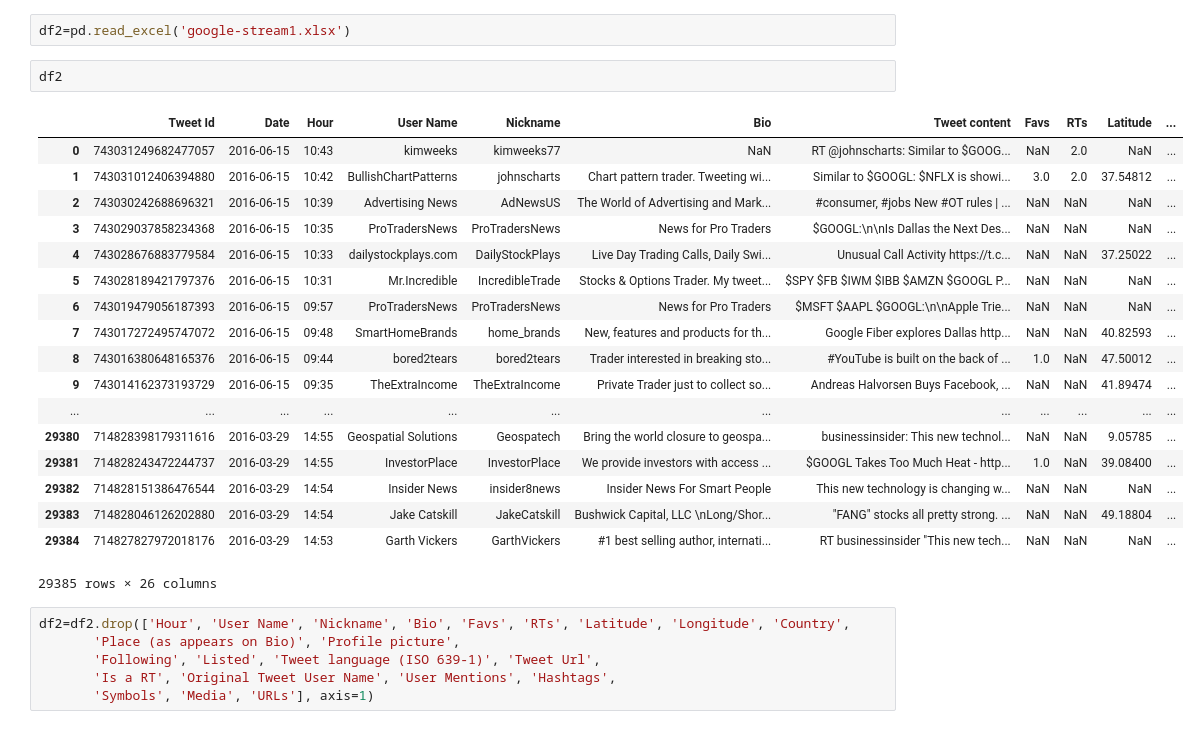
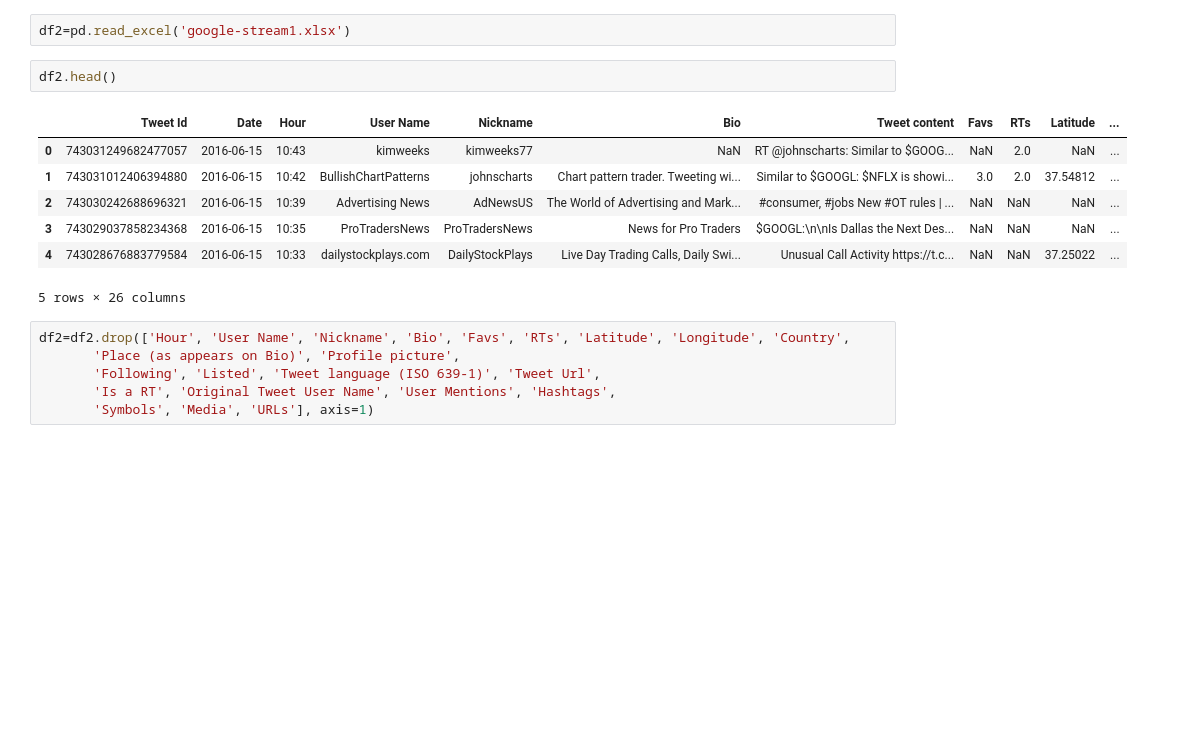
Before and after one commit to an2875/Tools-for-analytics-project, a Jupyter notebook: Project code-data tables and preprocessing.ipynb, the cells around one changed output. Drawn from its saved outputs; the diff is of its cells as text; blank space fills up the shorter version.

```diff
--- a/Project code-data tables and preprocessing.ipynb
+++ b/Project code-data tables and preprocessing.ipynb
@@ -232,26 +245,15 @@ df1.head()
 # %%
 df2=pd.read_excel('google-stream1.xlsx')
 # %%
-df2
+df2.head()
 # %% [output]
 |  | Tweet Id | Date | Hour | User Name | Nickname | Bio | Tweet content | Favs | RTs | Latitude | ... |
 | 0 | 743031249682477057 | 2016-06-15 | 10:43 | kimweeks | kimweeks77 | NaN | RT @johnscharts: Similar to $GOOG... | NaN | 2.0 | NaN | ... |
 | 1 | 743031012406394880 | 2016-06-15 | 10:42 | BullishChartPatterns | johnscharts | Chart pattern trader. Tweeting wi... | Similar to $GOOGL: $NFLX is showi... | 3.0 | 2.0 | 37.54812 | ... |
 | 2 | 743030242688696321 | 2016-06-15 | 10:39 | Advertising News | AdNewsUS | The World of Advertising and Mark... | #consumer, #jobs New #OT rules | ... | NaN | NaN | NaN | ... |
 | 3 | 743029037858234368 | 2016-06-15 | 10:35 | ProTradersNews | ProTradersNews | News for Pro Traders | $GOOGL:\n\nIs Dallas the Next Des... | NaN | NaN | NaN | ... |
 | 4 | 743028676883779584 | 2016-06-15 | 10:33 | dailystockplays.com | DailyStockPlays | Live Day Trading Calls, Daily Swi... | Unusual Call Activity https://t.c... | NaN | NaN | 37.25022 | ... |
-| 5 | 743028189421797376 | 2016-06-15 | 10:31 | Mr.Incredible | IncredibleTrade | Stocks & Options Trader. My tweet... | $SPY $FB $IWM $IBB $AMZN $GOOGL P... | NaN | NaN | NaN | ... |
-| 6 | 743019479056187393 | 2016-06-15 | 09:57 | ProTradersNews | ProTradersNews | News for Pro Traders | $MSFT $AAPL $GOOGL:\n\nApple Trie... | NaN | NaN | NaN | ... |
-| 7 | 743017272495747072 | 2016-06-15 | 09:48 | SmartHomeBrands | home_brands | New, features and products for th... | Google Fiber explores Dallas http... | NaN | NaN | 40.82593 | ... |
-| 8 | 743016380648165376 | 2016-06-15 | 09:44 | bored2tears | bored2tears | Trader interested in breaking sto... | #YouTube is built on the back of ... | 1.0 | NaN | 47.50012 | ... |
-| 9 | 743014162373193729 | 2016-06-15 | 09:35 | TheExtraIncome | TheExtraIncome | Private Trader just to collect so... | Andreas Halvorsen Buys Facebook, ... | NaN | NaN | 41.89474 | ... |
-| ... | ... | ... | ... | ... | ... | ... | ... | ... | ... | ... | ... |
-| 29380 | 714828398179311616 | 2016-03-29 | 14:55 | Geospatial Solutions | Geospatech | Bring the world closure to geospa... | businessinsider: This new technol... | NaN | NaN | 9.05785 | ... |
-| 29381 | 714828243472244737 | 2016-03-29 | 14:55 | InvestorPlace | InvestorPlace | We provide investors with access ... | $GOOGL Takes Too Much Heat - http... | 1.0 | NaN | 39.08400 | ... |
-| 29382 | 714828151386476544 | 2016-03-29 | 14:54 | Insider News | insider8news | Insider News For Smart People | This new technology is changing w... | NaN | NaN | NaN | ... |
-| 29383 | 714828046126202880 | 2016-03-29 | 14:54 | Jake Catskill | JakeCatskill | Bushwick Capital, LLC \nLong/Shor... | "FANG" stocks all pretty strong. ... | NaN | NaN | 49.18804 | ... |
-| 29384 | 714827827972018176 | 2016-03-29 | 14:53 | Garth Vickers | GarthVickers | #1 best selling author, internati... | RT businessinsider "This new tech... | NaN | NaN | NaN | ... |
-29385 rows × 26 columns
+5 rows × 26 columns
 # %%
 df2=df2.drop(['Hour', 'User Name', 'Nickname', 'Bio', 'Favs', 'RTs', 'Latitude', 'Longitude', 'Country',
        'Place (as appears on Bio)', 'Profile picture',
```
Also changed, not shown: parts of 13 cells of this notebook, 4 other files.
